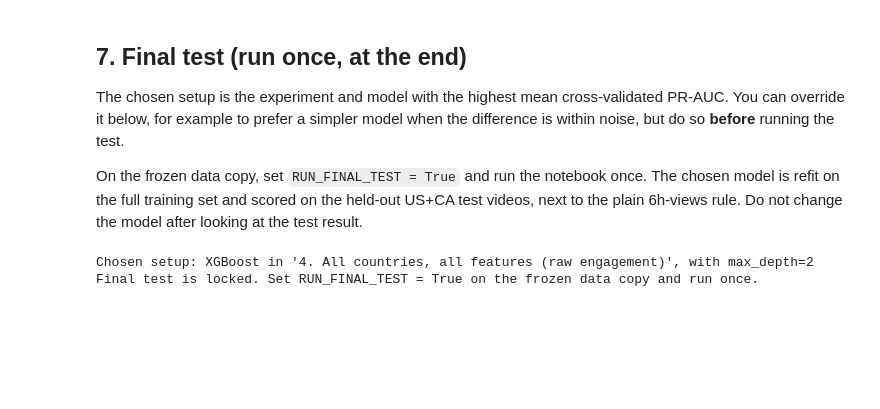
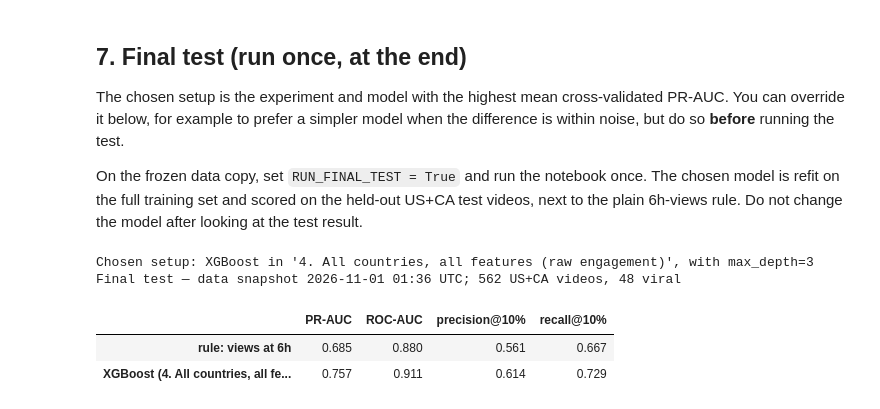
Before and after one commit to Erdos-Projects/fall-2026-viral-videos, a Jupyter notebook: Modelling.ipynb, the cells around one changed output. Saved outputs shown, nothing was run; the diff lists cells and outputs as text; code cells hidden in the pictures; blank space fills up the shorter version.

```diff
--- a/Modelling.ipynb
+++ b/Modelling.ipynb
@@ -648,23 +648,29 @@ On the frozen data copy, set `RUN_FINAL_TEST = True` and run the notebook once.
 # %%
 print(f"Chosen setup: {CHOSEN_MODEL} in '{CHOSEN_EXPERIMENT}', with {param}={best_value}")
 
 def final_test():
     population, features = EXPERIMENTS[CHOSEN_EXPERIMENT]
     train = training_rows(dev, population)
     fitted = clone(FINAL_MODEL).fit(train[features], (train[TARGET] >= threshold).astype(int))
     y_test = (test[TARGET] >= threshold).to_numpy()
     print(f"Final test — data snapshot {data.snapshot_at:%Y-%m-%d %H:%M} UTC; {len(test):,} US+CA videos, {y_test.sum()} viral")
-    return pd.DataFrame({
-        "rule: views at 6h": score(y_test, test["views_6h"].to_numpy(), test["video_id"]),
-        f"{CHOSEN_MODEL} ({CHOSEN_EXPERIMENT})": score(
-            y_test, fitted.predict_proba(test[features])[:, 1], test["video_id"]
-        ),
+    test_scores = {
+        "rule: views at 6h": test["views_6h"].to_numpy(),
+        f"{CHOSEN_MODEL} ({CHOSEN_EXPERIMENT})": fitted.predict_proba(test[features])[:, 1],
+    }
+    results = pd.DataFrame({
+        name: score(y_test, scores, test["video_id"]) for name, scores in test_scores.items()
     }).T.round(3)
+    return results, y_test, test_scores
 
 if RUN_FINAL_TEST:
-    display(final_test())
+    final_results, y_test, test_scores = final_test()
+    display(final_results)
 else:
     print("Final test is locked. Set RUN_FINAL_TEST = True on the frozen data copy and run once.")
 # %% [output]
-Chosen setup: XGBoost in '4. All countries, all features (raw engagement)', with max_depth=2
-Final test is locked. Set RUN_FINAL_TEST = True on the frozen data copy and run once.
+Chosen setup: XGBoost in '4. All countries, all features (raw engagement)', with max_depth=3
+Final test — data snapshot 2026-11-01 01:36 UTC; 562 US+CA videos, 48 viral
+|  | PR-AUC | ROC-AUC | precision@10% | recall@10% |
+| rule: views at 6h | 0.685 | 0.880 | 0.561 | 0.667 |
+| XGBoost (4. All countries, all fe... | 0.757 | 0.911 | 0.614 | 0.729 |
```
Also changed, not shown: parts of 11 cells of this notebook, 1 other file.
